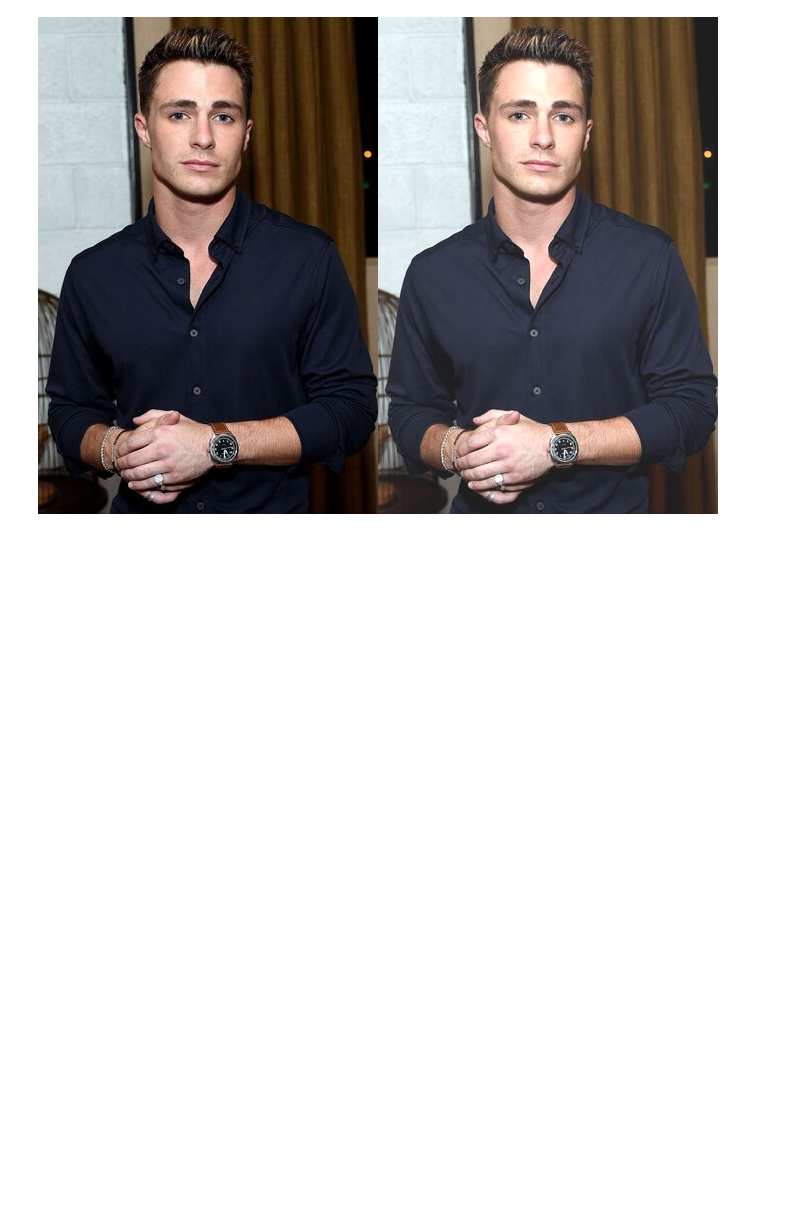
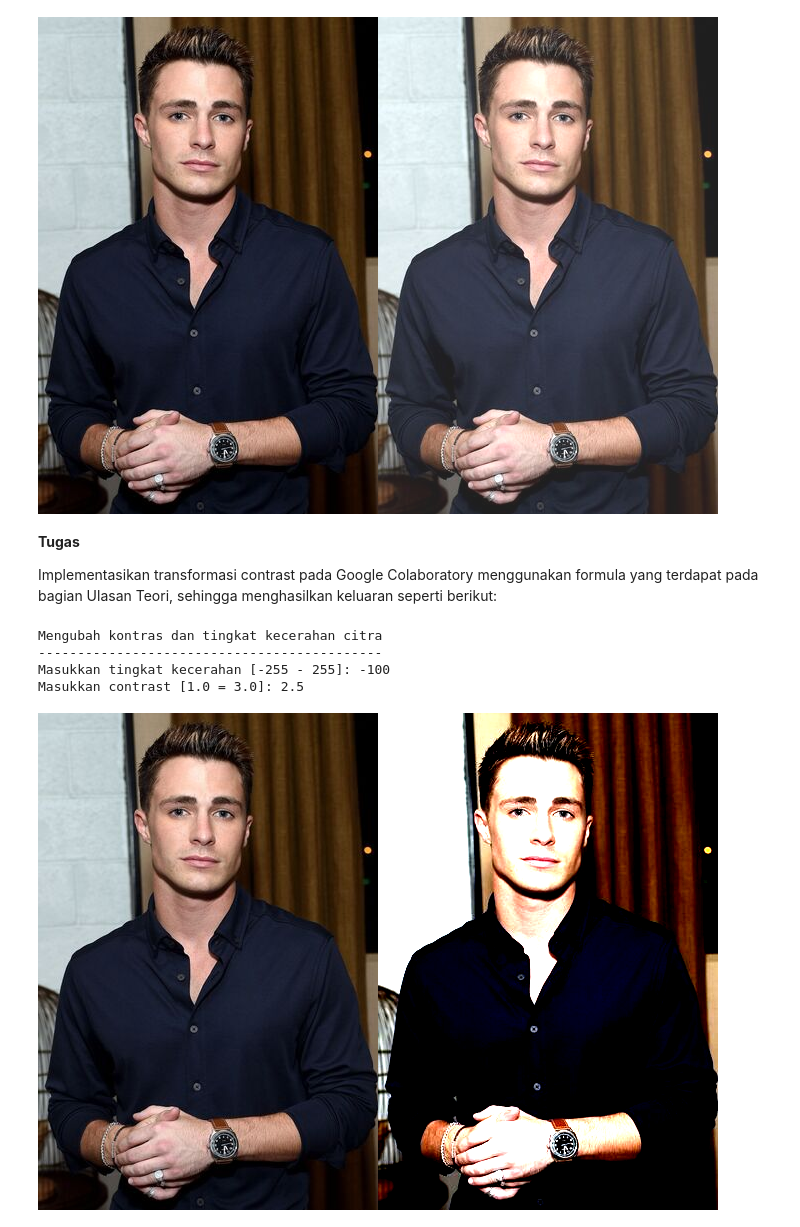
Before and after one commit to hunaynr/PCVK_Genap_2021, a Jupyter notebook: Week3.ipynb, the cells around one changed output. Cells and saved outputs as stored; diff of their text form; code cells hidden in the pictures; blank space fills up the shorter version.

```diff
--- a/Week3.ipynb
+++ b/Week3.ipynb
@@ -34,3 +44,36 @@ Mengubah tingkat kecerahan citra
 ---------------------------------
 Masukkan nilai kecerahan: 30
 [figure]
+# %% [markdown]
+**Tugas**
+
+Implementasikan transformasi contrast pada Google Colaboratory menggunakan formula yang terdapat pada bagian Ulasan Teori, sehingga menghasilkan keluaran seperti berikut:
+# %%
+print('Mengubah kontras dan tingkat kecerahan citra')
+print('--------------------------------------------')
+try:
+  brightness = int(input('Masukkan tingkat kecerahan [-255 - 255]: '))
+  contrast = float(input('Masukkan contrast [1.0 = 3.0]: '))
+except ValueError:
+  print('Error, not a number')
+
+original = cv.imread('/content/drive/MyDrive/Image Processing/male2.jpg')
+contrast_image = np.zeros(original.shape, original.dtype)
+
+# akses per pixel
+for y in range(original.shape[0]):
+  for x in range(original.shape[1]):
+    for c in range(original.shape[2]):
+      contrast_image[y,x,c] = np.clip(contrast*original[y,x,c] + brightness, 0, 255)
+
+# cara simple tanpa for loop
+# brightness_image = cv.convertScaleAbs(original, beta=brightness)
+
+final_frame = cv.hconcat((original, contrast_image))
+cv2_imshow(final_frame)
+# %% [output]
+Mengubah kontras dan tingkat kecerahan citra
+--------------------------------------------
+Masukkan tingkat kecerahan [-255 - 255]: -100
+Masukkan contrast [1.0 = 3.0]: 2.5
+[figure, added]
```
Also changed, not shown: parts of 14 cells of this notebook.
